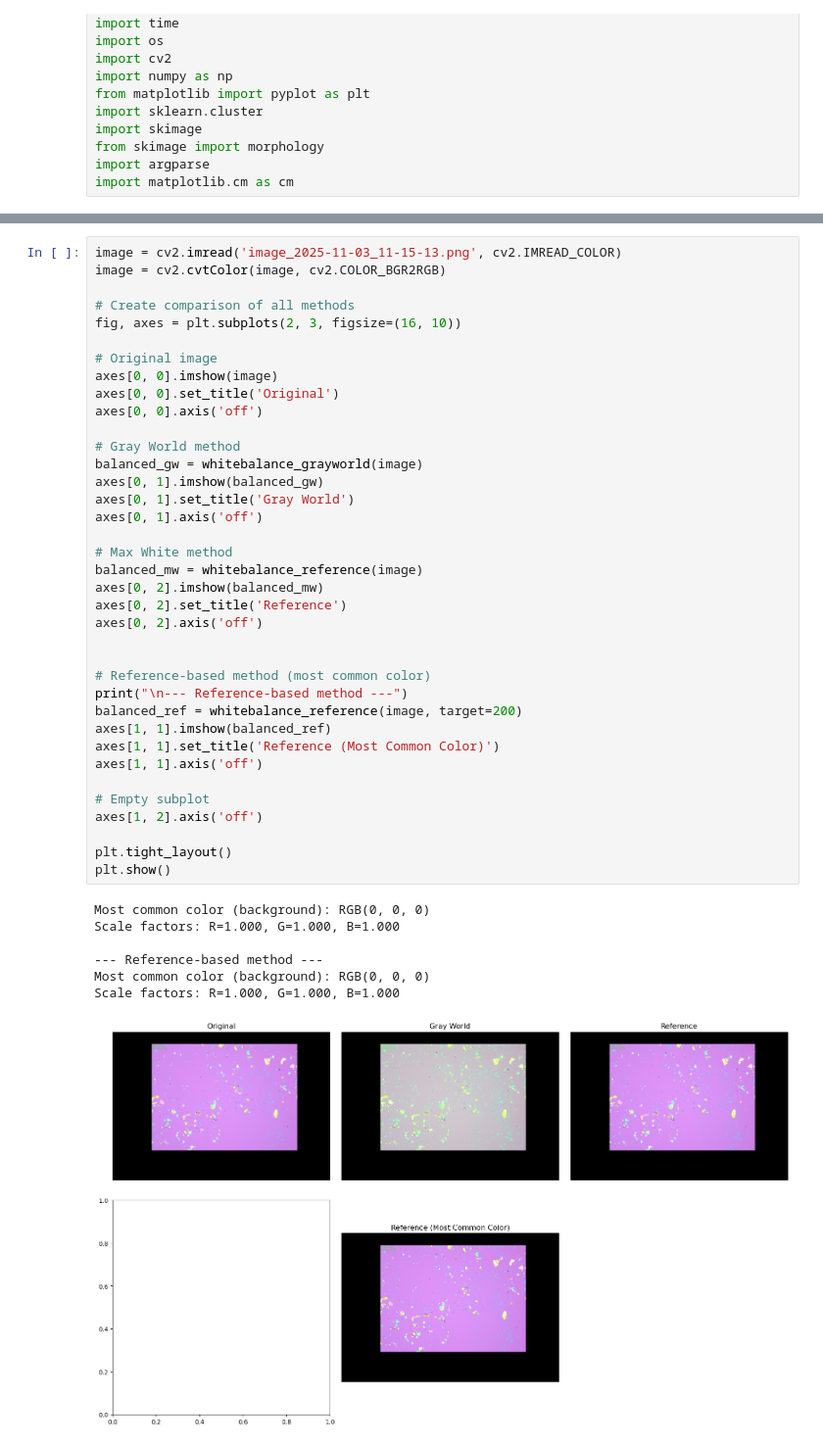
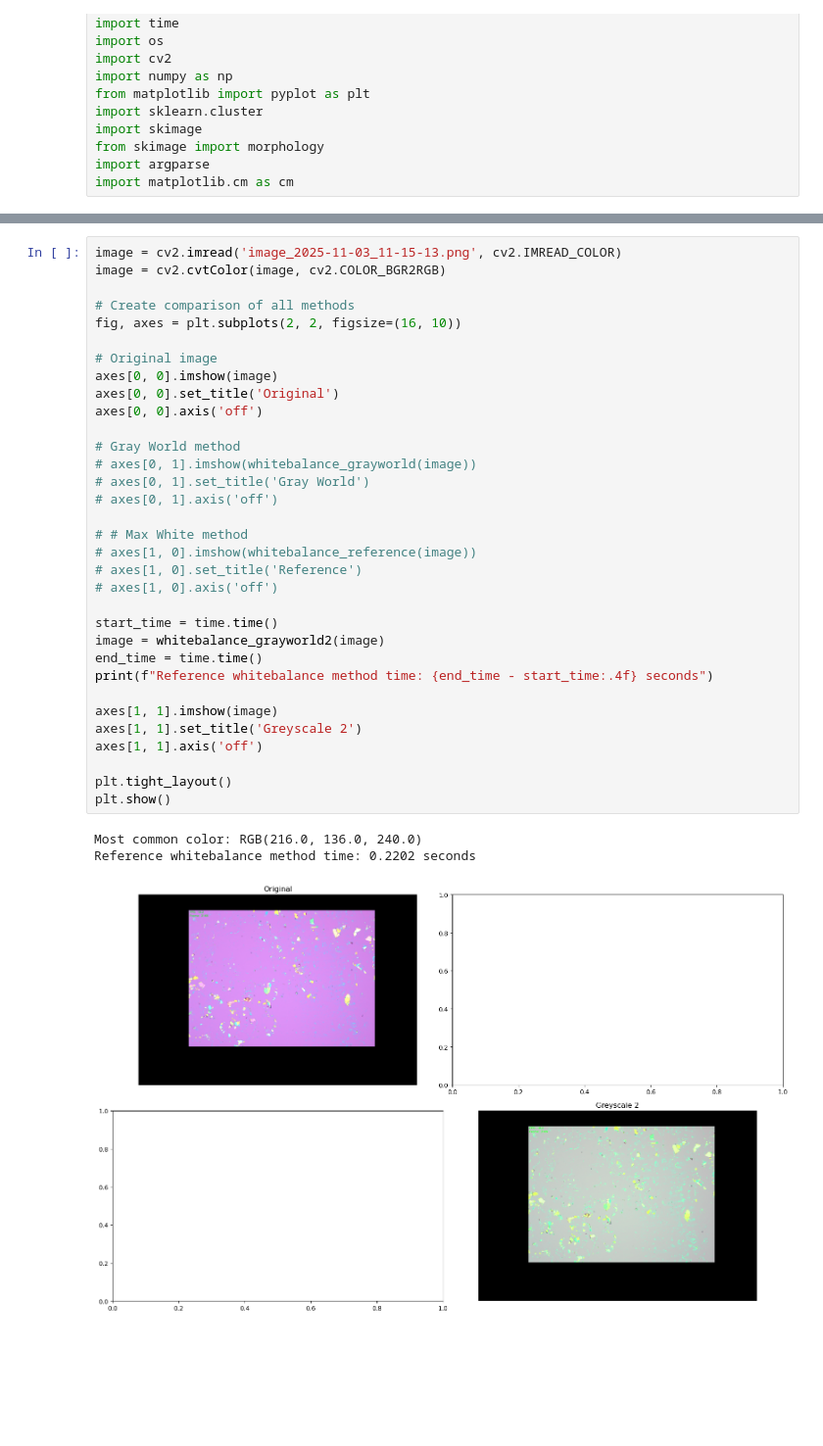
Before and after one commit to Austin4705/AutomatedTransferStation, a Jupyter notebook: TestingEnv/CVTesting/whitebalance.ipynb, the cells around one changed output, grey strips where cells are left out. Shown at 98% size. Saved outputs shown, nothing was run; the diff lists cells and outputs as text; blank space fills up the shorter version.

```diff
--- a/TestingEnv/CVTesting/whitebalance.ipynb
+++ b/TestingEnv/CVTesting/whitebalance.ipynb
@@ -59,45 +102,37 @@ def whitebalance_reference(image, target=200):
 # %%
 image = cv2.imread('image_2025-11-03_11-15-13.png', cv2.IMREAD_COLOR)
 image = cv2.cvtColor(image, cv2.COLOR_BGR2RGB)
 
 # Create comparison of all methods
-fig, axes = plt.subplots(2, 3, figsize=(16, 10))
+fig, axes = plt.subplots(2, 2, figsize=(16, 10))
 
 # Original image
 axes[0, 0].imshow(image)
 axes[0, 0].set_title('Original')
 axes[0, 0].axis('off')
 
 # Gray World method
-balanced_gw = whitebalance_grayworld(image)
-axes[0, 1].imshow(balanced_gw)
-axes[0, 1].set_title('Gray World')
-axes[0, 1].axis('off')
+# axes[0, 1].imshow(whitebalance_grayworld(image))
+# axes[0, 1].set_title('Gray World')
+# axes[0, 1].axis('off')
 
-# Max White method
-balanced_mw = whitebalance_reference(image)
-axes[0, 2].imshow(balanced_mw)
-axes[0, 2].set_title('Reference')
-axes[0, 2].axis('off')
+# # Max White method
+# axes[1, 0].imshow(whitebalance_reference(image))
+# axes[1, 0].set_title('Reference')
+# axes[1, 0].axis('off')
 
+start_time = time.time()
+image = whitebalance_grayworld2(image)
+end_time = time.time()
+print(f"Reference whitebalance method time: {end_time - start_time:.4f} seconds")
 
-# Reference-based method (most common color)
-print("\n--- Reference-based method ---")
-balanced_ref = whitebalance_reference(image, target=200)
-axes[1, 1].imshow(balanced_ref)
-axes[1, 1].set_title('Reference (Most Common Color)')
+axes[1, 1].imshow(image)
+axes[1, 1].set_title('Greyscale 2')
 axes[1, 1].axis('off')
-
-# Empty subplot
-axes[1, 2].axis('off')
 
 plt.tight_layout()
 plt.show()
 # %% [output]
-Most common color (background): RGB(0, 0, 0)
-Scale factors: R=1.000, G=1.000, B=1.000
-
---- Reference-based method ---
-Most common color (background): RGB(0, 0, 0)
-Scale factors: R=1.000, G=1.000, B=1.000
+Most common color: RGB(216.0, 136.0, 240.0)
+Reference whitebalance method time: 0.2202 seconds
-[figure, old version]
+[figure, new version]
```
Also changed, not shown: parts of 1 cell of this notebook, 3 other files.
